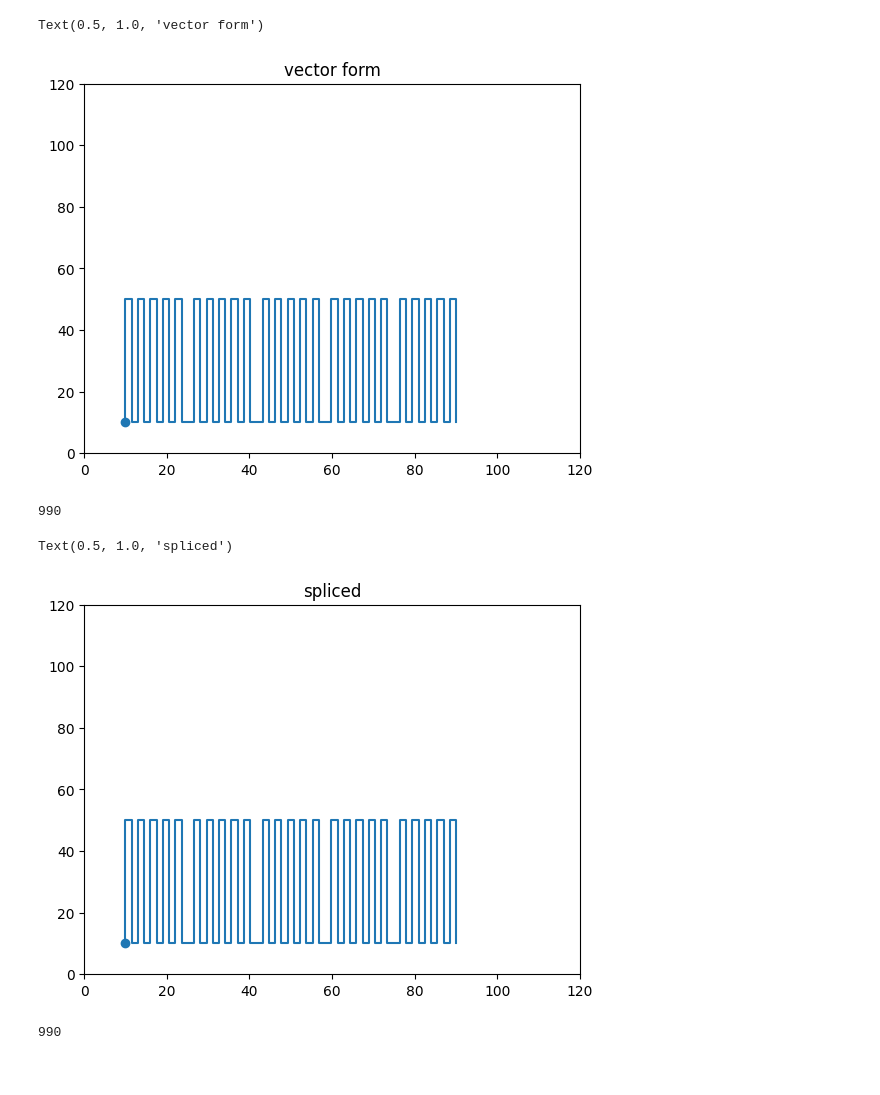
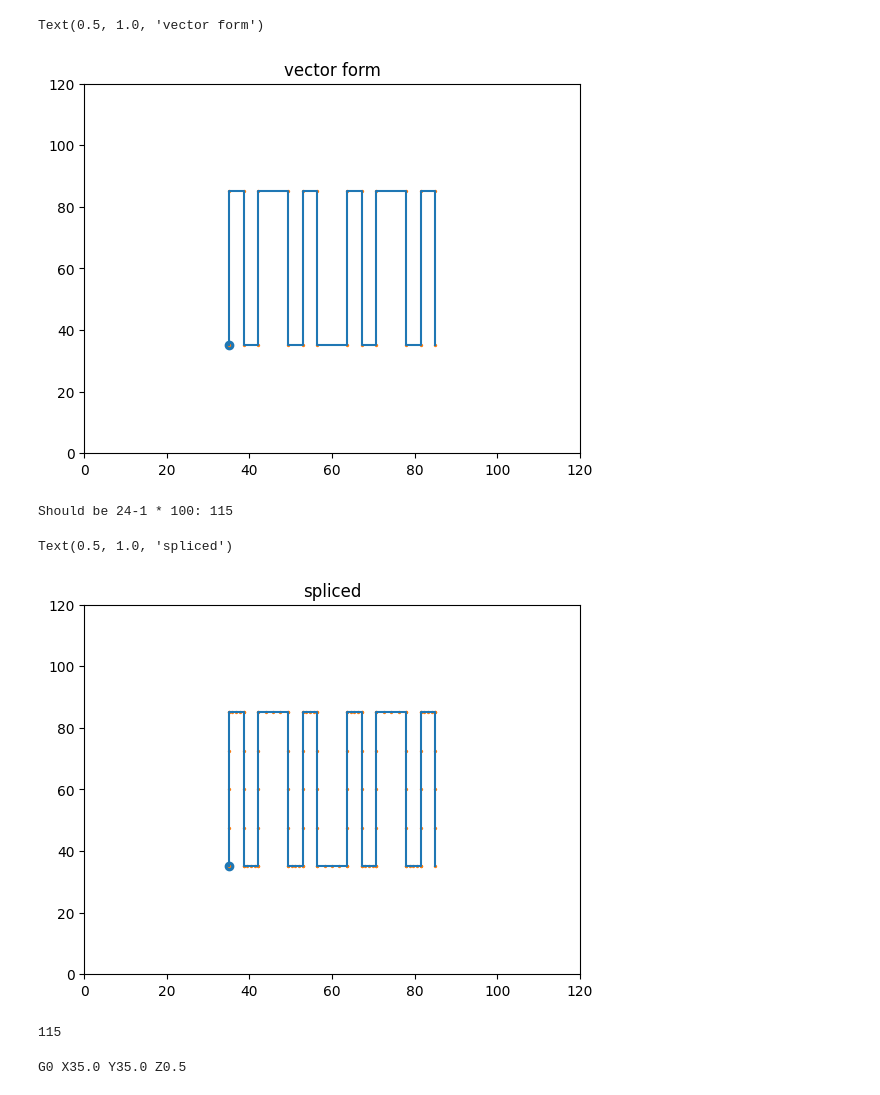
Before and after one commit to NatQing/3D-Printing-CTS-Generator, a Jupyter notebook: experimental_CTS_determinant.ipynb, the cells around one changed output. Drawn from its saved outputs; the diff is of its cells as text; code cells hidden in the pictures.

```diff
--- a/experimental_CTS_determinant.ipynb
+++ b/experimental_CTS_determinant.ipynb
@@ -10,17 +10,19 @@ units = 'G21'       #everything using mm
 #settings:
 feed_rate = float(1)
 material = 'PCL'
-printer = 'Aero'
+printer = 'Voron'
+nozzle_temp = 230   #C
+bed_temp = 35       #C sometimes will get stuck if above 40
 
 #platform limits(be aware that it could go over if inaccurate)
 x_max = 120     #mm
 y_max = 120     #mm
 
 #Line Settings: How wide and tall for the box of lines: in mm
-product_width = 80  #mm
-product_height = 40 #mm
-num_groups = 5     #number of line groups - consecutive lines made with same speed
-line_per_group = 10  #mm gap between lines of the same line group
+product_width = 50  #mm SHOULD NOT BE GREATER THAN X_MAX
+product_height = 50 #mm SHOULD NOT BE GREATER THAN Y_MAX
+num_groups = 4     #number of line groups - consecutive lines made with same speed
+line_per_group = 3  #mm gap between lines of the same line group
 ratio_of_dxgroup_dxline = 2 #ratio between distance between lines and distance between groups of lines so dxg/dxl
 dx_line = product_width/(num_groups*(line_per_group-1)+ratio_of_dxgroup_dxline*(num_groups-1))
 print(dx_line)
@@ -28,12 +30,15 @@ dx_group = dx_line*ratio_of_dxgroup_dxline
 print(dx_group)
 
 #for incrementing pts only:
-pts_per_line = 10    #mm
+pts_per_line = 5    #mm
 
-#testing all speeds within range:
-nozzle_v_min = 10       #mm/s
-nozzle_v_max = 100      #mm/s
+#testing all feeding speeds within range:
+nozzle_v_min = 1      #mm/min
+nozzle_v_max = 8       #mm/min
 nozzle_dv = (nozzle_v_max-nozzle_v_min)/num_groups   #mm/s
+
+velocity_of_nozzle = 400    #mm^2/min
+bed_dist = 0.5  #mm
 
 #UNUSED EXPERIMENTAL STUFF:
 #if u do pressure instead:
@@ -128,10 +133,11 @@ y = input_coordinate[:,1]
 plt.xlim(0,120)
 plt.ylim(0,120)
 plt.plot(x,y)
+plt.scatter(x,y, s=2)
 plt.title("vector form")
 # %% [output]
 Text(0.5, 1.0, 'vector form')
-[figure, old version]
+[figure, new version]
 # %%
 spliced_coordinate = np.array([coord_init])
 
@@ -147,27 +153,28 @@ for set in range(len(input_coordinate)-1):
 spliced_coordinate = np.delete(spliced_coordinate,0,0)
 
 #print(spliced_coordinate)
-print(len(spliced_coordinate))
+print(f"Should be {len(input_coordinate)}-1 * 100: {len(spliced_coordinate)}")
 # %% [output]
-990
+Should be 24-1 * 100: 115
 # %%
 #graph points of splice (should look the same as previous graph)
 plt.scatter(spliced_coordinate[0][0],spliced_coordinate[0][1])
 x = spliced_coordinate[:,0]
 y = spliced_coordinate[:,1]
 plt.xlim(0,120)
 plt.ylim(0,120)
 plt.plot(x,y)
+plt.scatter(x,y, s=2)
 plt.title("spliced")
 # %% [output]
 Text(0.5, 1.0, 'spliced')
-[figure, old version]
+[figure, new version]
 # %%
 #create array for each point's speed
-speed_corresponding_to_spliced_coord = np.linspace(nozzle_v_min,nozzle_v_max,len(spliced_coordinate))*60 #turns it into mm/s otherwise is mm/min
+speed_corresponding_to_spliced_coord = np.linspace(nozzle_v_min,nozzle_v_max,len(spliced_coordinate))
 #print(speed_corresponding_to_spliced_coord)
 print(len(speed_corresponding_to_spliced_coord))
 # %% [output]
-990
+115
 # %%
 #gcode writer that will combine coordinate information and speed information
@@ -191,21 +198,31 @@ if(input("Create File? (y/n)") == "y"):
         f.write(";File Name: " + str(file_name))
         f.write("\n;Time Generated: " + str(datetime.today().strftime('%Y-%m-%d %H:%M:%S')))  #get date
         f.write("\n;Printer Type: " + str(printer))
+        f.write("\n;dimension of product: " + str(product_width) +"x"+ str(product_height) +" mm")
+        f.write("\n;details of product: " + str(num_groups) +" groups of "+ str(line_per_group) +" lines each")
+        f.write("\n;speed increment: " + str(nozzle_v_min) +" to "+ str(nozzle_v_max) +" mm/min for " +str(len(speed_corresponding_to_spliced_coord)) +" pts total")
         #set up
         f.write("\n\n\n" + str(positioning))
         f.write("\n" + str(units))
-        f.write("\n" + str(HOME) + "\n")
+        f.write(f"\nM83")
+        f.write(f"\nG28 F{velocity_of_nozzle} Z{bed_dist}")
 
         if(write_nozzle_code == 0): f.write("\n;selected movement only")
+        else:
+            #nozzle stuff:
+            f.write(f"\nSET_HEATER_TEMPERATURE HEATER=extruder TARGET={nozzle_temp}\nTEMPERATURE_WAIT SENSOR=extruder MINIMUM={nozzle_temp} MAXIMUM={nozzle_temp+10}\n")
+            f.write(f"M190 S{bed_temp}\n\n")
+            f.write(f"G0 X{spliced_coordinate[0][0]} Y{spliced_coordinate[0][1]} Z{bed_dist}")
+            print(f"G0 X{spliced_coordinate[0][0]} Y{spliced_coordinate[0][1]} Z{bed_dist}")
         for i in range(len(spliced_coordinate)):
             if(write_nozzle_code):
-                #include preheat code here
-                f.write("\nM190 S60\nM104 S200\nM109 S200\nM82\n\n")
                 line = get_gcode_block(spliced_coordinate[i], speed_corresponding_to_spliced_coord[i])
             else:
                 line = get_gcode_block_movement_only(spliced_coordinate[i])
             f.write("\n" + line)
 
         #ending code here
-        f.write("\n\n\nM104 T0 S0\nM140 S0\nM84\nM30")
-        f.write("\n;end of code")
+        #f.write("\n\n\nM104 T0 S0\nM140 S0\nM84")
+        f.write("\nM30\n;end of code")
+# %% [output]
+G0 X35.0 Y35.0 Z0.5
```
Also changed, not shown: parts of 3 cells of this notebook.
